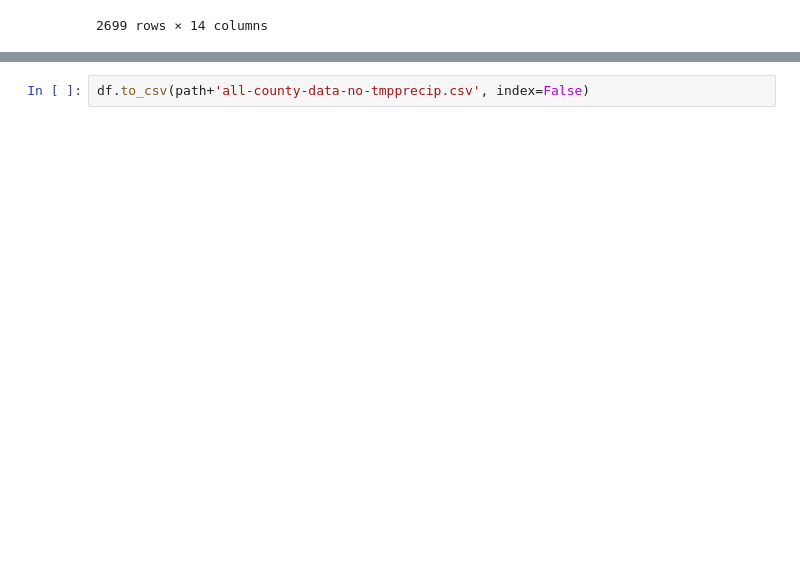
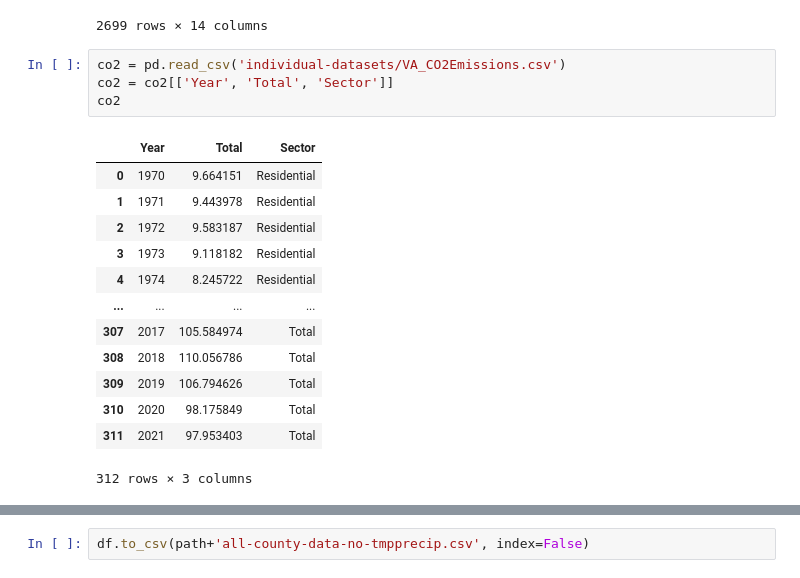
Before and after one commit to hrnur/uvaeicapstone, a Jupyter notebook: all-county-data.ipynb, the cells around one changed output, grey strips where cells are left out. Saved outputs shown, nothing was run; the diff lists cells and outputs as text; blank space fills up the shorter version.

```diff
--- a/all-county-data.ipynb
+++ b/all-county-data.ipynb
@@ -562,3 +563,21 @@ df[df.isna().any(axis=1)]
 | 12687 | 2022 | 51520 | 8.538462 | NaN | NaN | NaN | NaN | NaN | NaN | NaN | ... |
 | 12822 | 2022 | 51093 | 24.057692 | NaN | 63847.0 | 0.290300 | 0.0 | 0.000796 | 0.082609 | 0.366529 | ... |
 2699 rows × 14 columns
+# %%
+co2 = pd.read_csv('individual-datasets/VA_CO2Emissions.csv')
+co2 = co2[['Year', 'Total', 'Sector']]
+co2
+# %% [output]
+|  | Year | Total | Sector |
+| 0 | 1970 | 9.664151 | Residential |
+| 1 | 1971 | 9.443978 | Residential |
+| 2 | 1972 | 9.583187 | Residential |
+| 3 | 1973 | 9.118182 | Residential |
+| 4 | 1974 | 8.245722 | Residential |
+| ... | ... | ... | ... |
+| 307 | 2017 | 105.584974 | Total |
+| 308 | 2018 | 110.056786 | Total |
+| 309 | 2019 | 106.794626 | Total |
+| 310 | 2020 | 98.175849 | Total |
+| 311 | 2021 | 97.953403 | Total |
+312 rows × 3 columns
```
Also changed, not shown: parts of 14 cells of this notebook, 1 other file.
